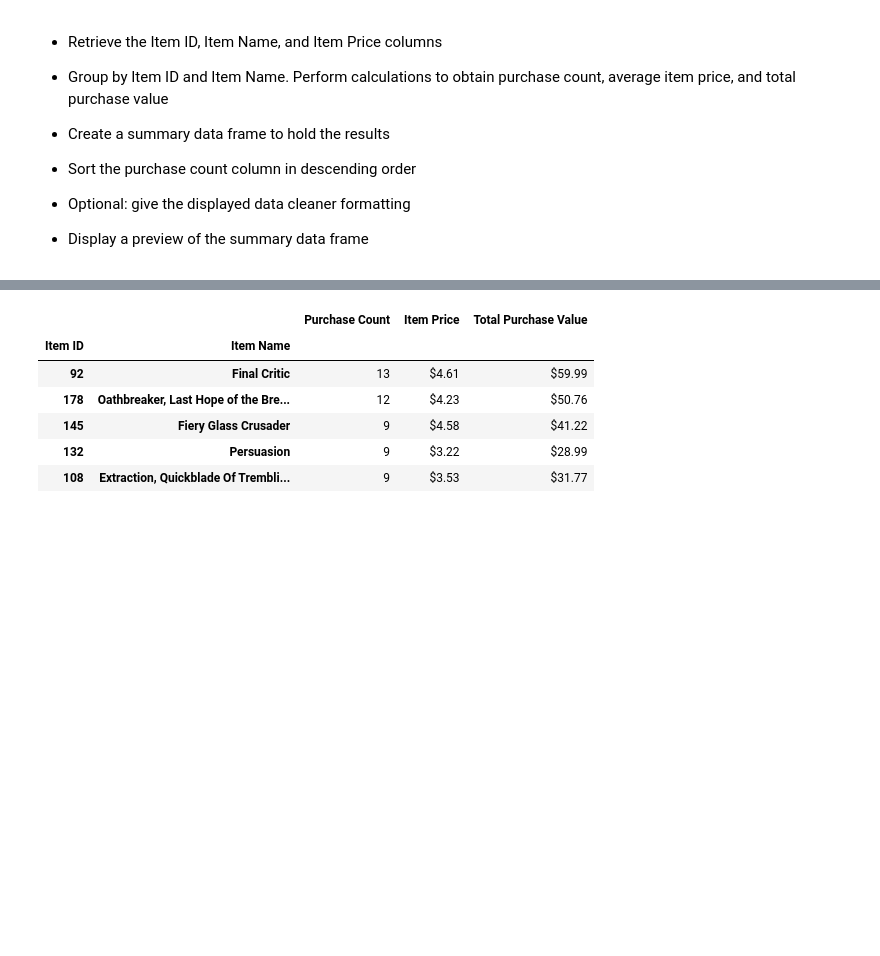
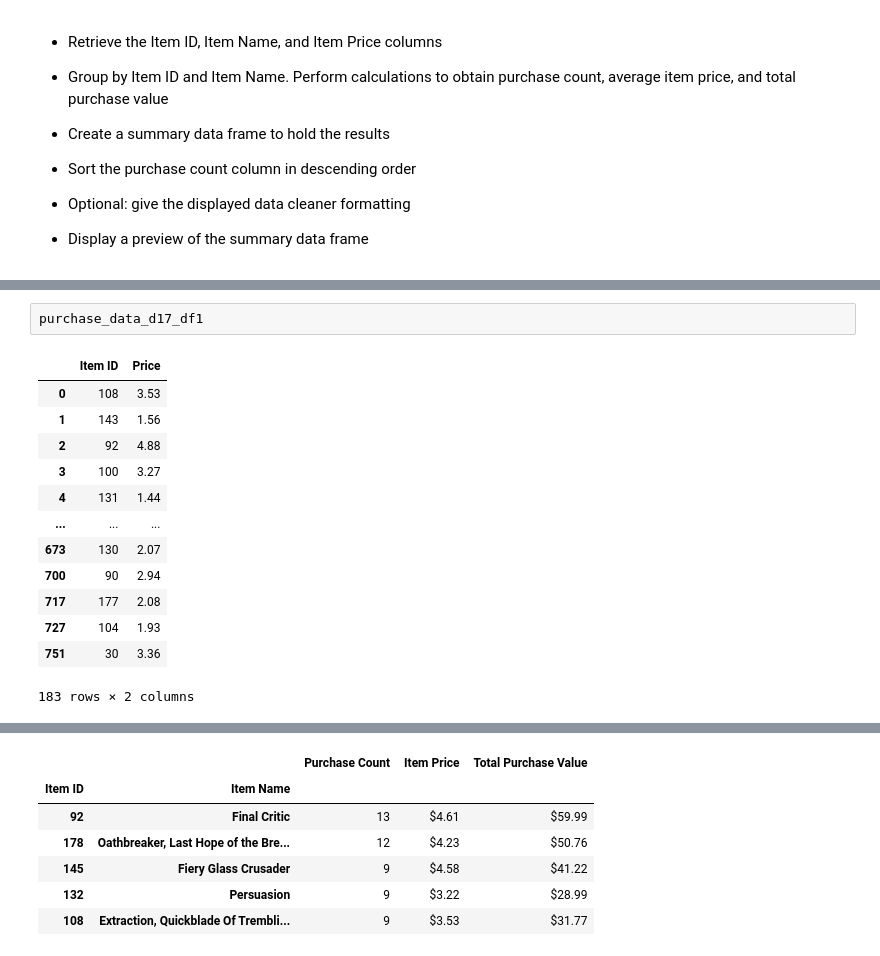
Before and after one commit to blee57/pandas-challenge, a Jupyter notebook: HeroesOfPymoli/HeroesOfPymoli_starter-Copy1.ipynb, the cells around one changed output, grey strips where cells are left out. Saved outputs shown, nothing was run; the diff lists cells and outputs as text; blank space fills up the shorter version.

```diff
--- a/HeroesOfPymoli/HeroesOfPymoli_starter-Copy1.ipynb
+++ b/HeroesOfPymoli/HeroesOfPymoli_starter-Copy1.ipynb
@@ -406,0 +444,16 @@ merged_spender_df_sorted.head()
+# %%
+purchase_data_d17_df1
+# %% [output]
+|  | Item ID | Price |
+| 0 | 108 | 3.53 |
+| 1 | 143 | 1.56 |
+| 2 | 92 | 4.88 |
+| 3 | 100 | 3.27 |
+| 4 | 131 | 1.44 |
+| ... | ... | ... |
+| 673 | 130 | 2.07 |
+| 700 | 90 | 2.94 |
+| 717 | 177 | 2.08 |
+| 727 | 104 | 1.93 |
+| 751 | 30 | 3.36 |
+183 rows × 2 columns
```
Also changed, not shown: parts of 5 cells of this notebook.
